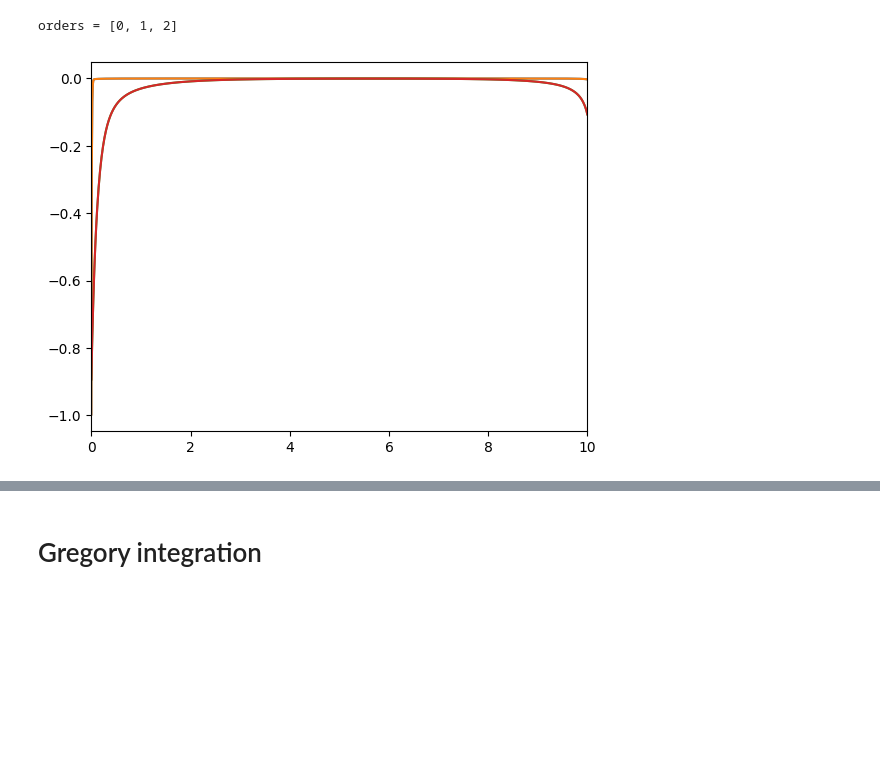
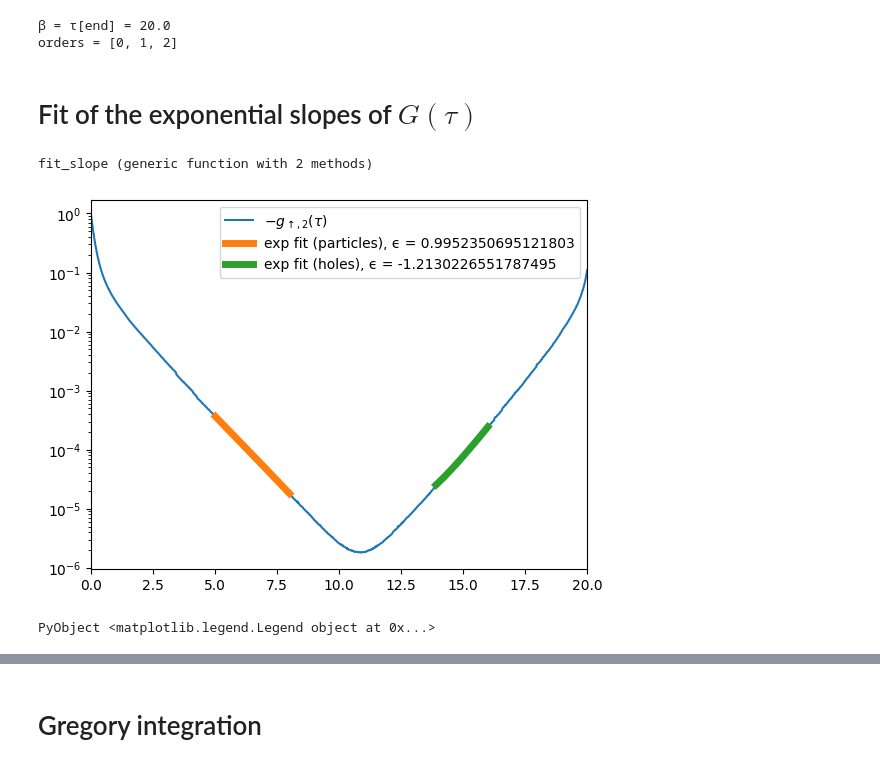
Before and after one commit to krivenko/QInchworm.jl, a Jupyter notebook: bench/ysr/post-processing.ipynb, the cells around one changed output, grey strips where cells are left out. Saved outputs shown, nothing was run; the diff lists cells and outputs as text; code cells hidden in the pictures; blank space fills up the shorter version.

```diff
--- a/bench/ysr/post-processing.ipynb
+++ b/bench/ysr/post-processing.ipynb
@@ -2,13 +2,13 @@
 using HDF5; h5 = HDF5
 using PyPlot; plt = PyPlot
 
-#fid = h5.h5open("gf_ysr.order2_ntau1024_N_samples4096_N_seqs4.h5", "r")
-#fid = h5.h5open("gf_ysr.order2_ntau1024_N_samples16384_N_seqs4.h5", "r")
-#fid = h5.h5open("gf_ysr.order2_ntau1024_N_samples65536_N_seqs4.h5", "r")
-fid = h5.h5open("gf_ysr.order2_ntau1024_N_samples262144_N_seqs4.h5", "r")
+#fid = h5.h5open("beta20/gf_ysr.order2_ntau1024_N_samples1024_N_seqs4.h5", "r")
+#fid = h5.h5open("gf_ysr.order2_ntau256_N_samples256_N_seqs4.h5", "r")
+#fid = h5.h5open("gf_ysr.order2_ntau1024_N_samples256_N_seqs4.h5", "r")
+fid = h5.h5open("gf_ysr.order2_ntau1024_N_samples65536_N_seqs4.h5", "r")
 
 τ = fid["/data/tau"][]
-β = τ[end]
+@show β = τ[end]
 
 orders = fid["/data/orders"][]
 @show orders
@@ -23,12 +23,32 @@ g_std_d1 = fid["/data/gf_std/dn_11"][];
 g_std_u2 = fid["/data/gf_std/up_22"][];
 g_std_d2 = fid["/data/gf_std/dn_22"][];
 # %% [output]
+β = τ[end] = 20.0
 orders = [0, 1, 2]
+# %% [markdown]
+# Fit of the exponential slopes of $G(\tau)$
 # %%
-plt.plot(τ, g_u1, label=raw"$\uparrow,1$")
-plt.plot(τ, g_d1, label=raw"$\donwarrow,1$")
-plt.plot(τ, g_u2, label=raw"$\uparrow,2$")
-plt.plot(τ, g_d2, label=raw"$\downarrow,2$")
-plt.xlim((0, β));
+using LsqFit
+
+function fit_slope(τ, g_τ, τ_fit_min, τ_fit_max, ϵ0)
+    @. model(τ, p) = p[1] + p[2] * exp(-τ * p[3])
+    fit_range = findfirst(t -> t>=τ_fit_min, τ):findlast(t -> t<=τ_fit_max, τ)
+    τ_fit = τ[fit_range]
+    fit = curve_fit(model, τ_fit, -g_τ[fit_range], [0.0, 1.0, ϵ0])
+    return τ_fit, model(τ[fit_range], coef(fit)), coef(fit)[3]
+end
 # %% [output]
-[figure, removed]
+fit_slope (generic function with 2 methods)
+# %%
+g_τ = g_u2
+plt.semilogy(τ, -g_τ, label=raw"$-g_{\uparrow,2}(\tau)$")
+
+fit_τ_p, fit_p, ϵ_p = fit_slope(τ, g_τ, 5.0, 8.0, 1.0)
+plt.semilogy(fit_τ_p, fit_p, lw=5, label="exp fit (particles), ϵ = $(ϵ_p)")
+fit_τ_m, fit_m, ϵ_m = fit_slope(τ, g_τ, 13.9, 16.0, -1.1)
+plt.semilogy(fit_τ_m, fit_m, lw=5, label="exp fit (holes), ϵ = $(ϵ_m)")
+plt.xlim((0, β))
+plt.legend()
+# %% [output]
+[figure, added]
+PyObject <matplotlib.legend.Legend object at 0x...>
```
Also changed, not shown: parts of 6 cells of this notebook.
